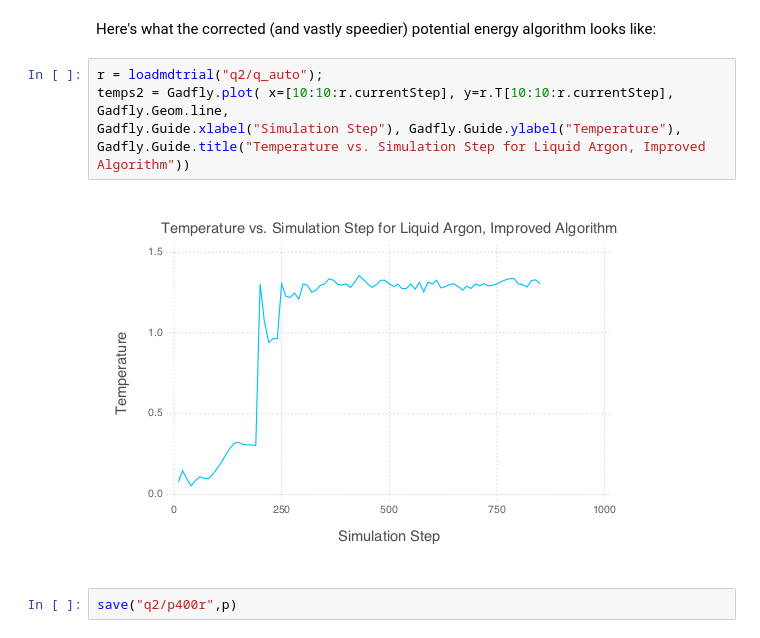
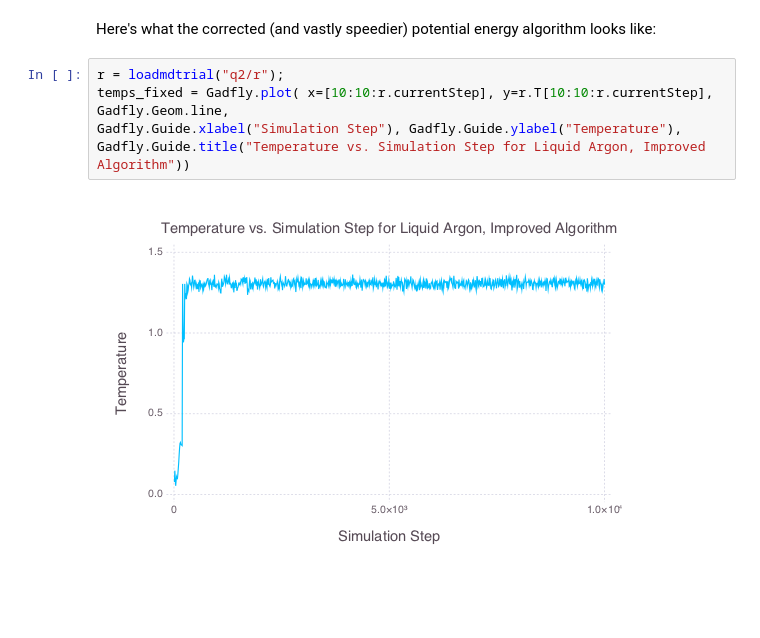
Before and after one commit to stefco/g6080, a Jupyter notebook: set02/sci-comp-hw-2-stefan.ipynb, the cells around one changed output. Cells and saved outputs as stored; diff of their text form; blank space fills up the shorter version.

```diff
--- a/set02/sci-comp-hw-2-stefan.ipynb
+++ b/set02/sci-comp-hw-2-stefan.ipynb
@@ -85,11 +85,9 @@ Gadfly.Guide.title("Potential Energy vs. Simulation Step for Liquid Argon") )
 # %% [markdown]
 Here's what the corrected (and vastly speedier) potential energy algorithm looks like:
 # %%
-r = loadmdtrial("q2/q_auto");
-temps2 = Gadfly.plot( x=[10:10:r.currentStep], y=r.T[10:10:r.currentStep], Gadfly.Geom.line,
+r = loadmdtrial("q2/r");
+temps_fixed = Gadfly.plot( x=[10:10:r.currentStep], y=r.T[10:10:r.currentStep], Gadfly.Geom.line,
 Gadfly.Guide.xlabel("Simulation Step"), Gadfly.Guide.ylabel("Temperature"),
 Gadfly.Guide.title("Temperature vs. Simulation Step for Liquid Argon, Improved Algorithm"))
 # %% [output]
-[figure, old version]
+[figure, new version]
-# %%
-save("q2/p400r",p)
```
Also changed, not shown: parts of 4 cells of this notebook, 4 other files.
